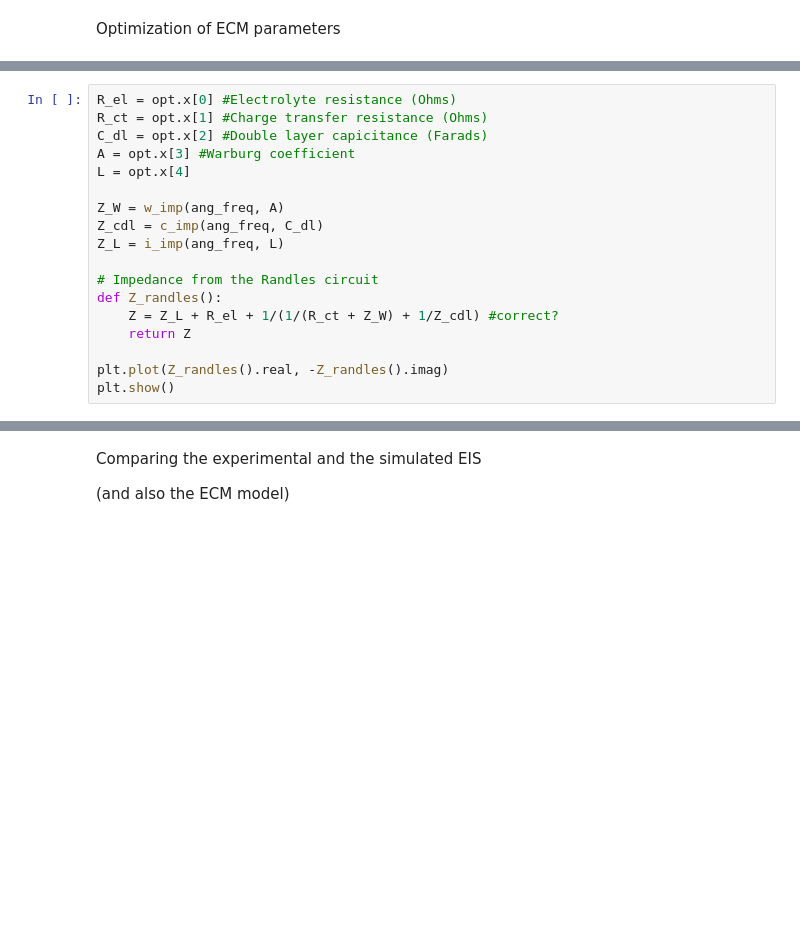
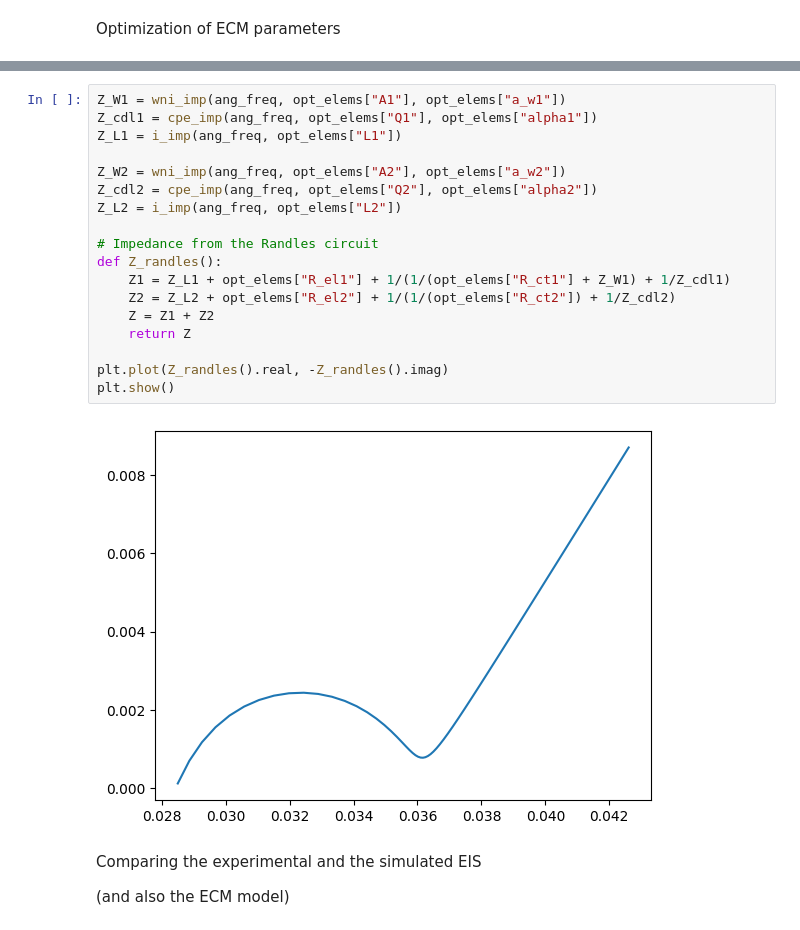
Before and after one commit to samaard2001/EIS-code, a Jupyter notebook: Code/EIS_code.ipynb, the cells around one changed output, grey strips where cells are left out. Saved outputs shown, nothing was run; the diff lists cells and outputs as text; blank space fills up the shorter version.

```diff
--- a/Code/EIS_code.ipynb
+++ b/Code/EIS_code.ipynb
@@ -545,18 +619,0 @@ Optimized parameters: [2.92978402e-02 5.92661062e-03 3.20907455e-01 2.77933693e-
-# %%
-R_el = opt.x[0] #Electrolyte resistance (Ohms)
-R_ct = opt.x[1] #Charge transfer resistance (Ohms)
-C_dl = opt.x[2] #Double layer capicitance (Farads)
-A = opt.x[3] #Warburg coefficient
-L = opt.x[4]
-
-Z_W = w_imp(ang_freq, A)
-Z_cdl = c_imp(ang_freq, C_dl)
-Z_L = i_imp(ang_freq, L)
-
-# Impedance from the Randles circuit
-def Z_randles():
-    Z = Z_L + R_el + 1/(1/(R_ct + Z_W) + 1/Z_cdl) #correct?
-    return Z
-
-plt.plot(Z_randles().real, -Z_randles().imag)
-plt.show()
@@ -565,3 +670,23 @@ plt.show()
+# %%
+Z_W1 = wni_imp(ang_freq, opt_elems["A1"], opt_elems["a_w1"])
+Z_cdl1 = cpe_imp(ang_freq, opt_elems["Q1"], opt_elems["alpha1"])
+Z_L1 = i_imp(ang_freq, opt_elems["L1"])
+
+Z_W2 = wni_imp(ang_freq, opt_elems["A2"], opt_elems["a_w2"])
+Z_cdl2 = cpe_imp(ang_freq, opt_elems["Q2"], opt_elems["alpha2"])
+Z_L2 = i_imp(ang_freq, opt_elems["L2"])
+
+# Impedance from the Randles circuit
+def Z_randles():
+    Z1 = Z_L1 + opt_elems["R_el1"] + 1/(1/(opt_elems["R_ct1"] + Z_W1) + 1/Z_cdl1)
+    Z2 = Z_L2 + opt_elems["R_el2"] + 1/(1/(opt_elems["R_ct2"]) + 1/Z_cdl2)
+    Z = Z1 + Z2
+    return Z
+
+plt.plot(Z_randles().real, -Z_randles().imag)
+plt.show()
+# %% [output]
+[figure, added]
 # %% [markdown]
 Comparing the experimental and the simulated EIS
 
```
Also changed, not shown: parts of 13 cells of this notebook, 4 other files.
